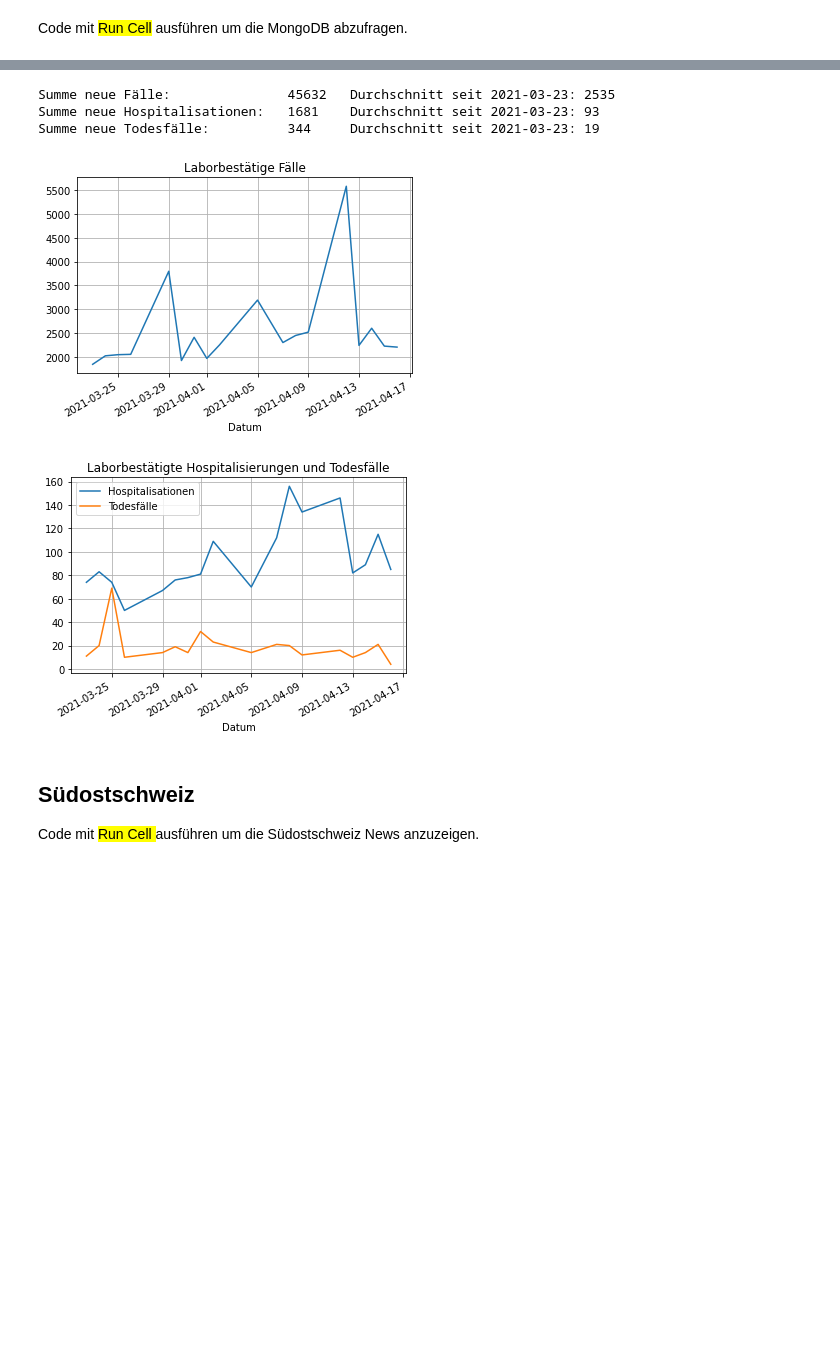
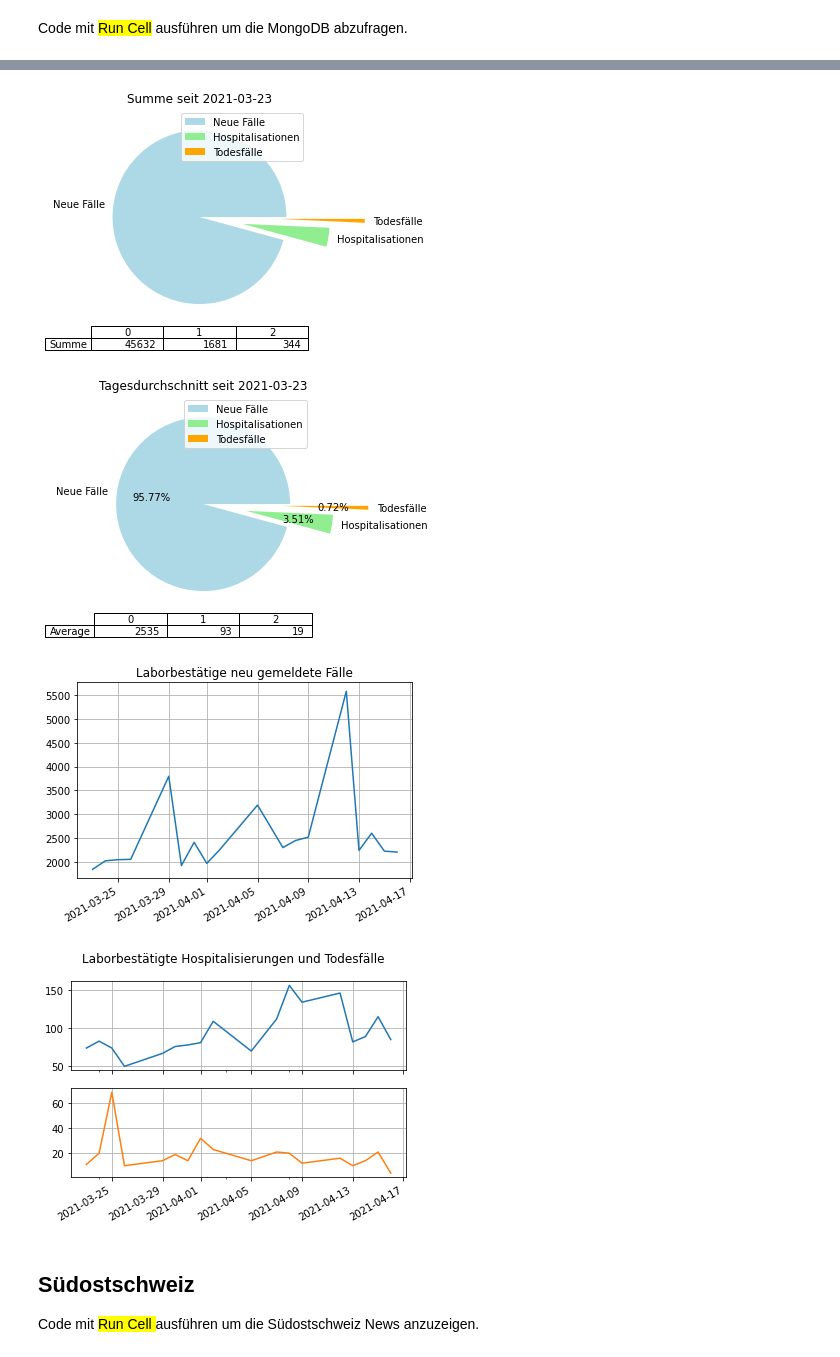
Before and after one commit to tinuwalther/Jupyter-Notebooks, a Jupyter notebook: python/News-Reader.ipynb, the cells around one changed output, grey strips where cells are left out. Drawn from its saved outputs; the diff is of its cells as text; code cells hidden in the pictures; blank space fills up the shorter version.

Commit message:
Add pie chart

```diff
--- a/python/News-Reader.ipynb
+++ b/python/News-Reader.ipynb
@@ -338,27 +301,46 @@ df.tail(5)
-# %%
-# Out charts
-import re
-df = pd.DataFrame(result)
-
-# Print data frame set as line chart
-df.plot.line(x="Datum", y=["Neue Fälle"], title="Laborbestätige Fälle", grid=True, legend=False)
-df.plot.line(x="Datum", y=["Hospitalisationen","Todesfälle"], title="Laborbestätigte Hospitalisierungen und Todesfälle", grid=True)
-
-count_of_datum = df.Datum.count()
-sum_of_new = df['Neue Fälle'].sum()
-first_value = str(re.findall('\d{4}\-\d{2}\-\d{2}', str(df.Datum.values[0]))[0])
-sum_of_new_hosp  = df['Hospitalisationen'].sum()
-sum_of_new_morte = df['Todesfälle'].sum()
-
-print('{0}Summe neue Fälle:\t\t{1}\tDurchschnitt seit {3}: {2}{4}'.format(colors.fg.green, str(sum_of_new), str(int(sum_of_new / count_of_datum)), first_value, colors.reset))
-print('{0}Summe neue Hospitalisationen:\t{1}\tDurchschnitt seit {3}: {2}{4}'.format(colors.fg.green, str(sum_of_new_hosp), str(int(sum_of_new_hosp / count_of_datum)), first_value, colors.reset))
-print('{0}Summe neue Todesfälle:\t\t{1}\tDurchschnitt seit {3}: {2}{4}'.format(colors.fg.green, str(sum_of_new_morte), str(int(sum_of_new_morte / count_of_datum)), first_value, colors.reset))
-# %% [output]
-Summe neue Fälle:               45632   Durchschnitt seit 2021-03-23: 2535
-Summe neue Hospitalisationen:   1681    Durchschnitt seit 2021-03-23: 93
-Summe neue Todesfälle:          344     Durchschnitt seit 2021-03-23: 19
-[figure, removed]
-[figure, removed]
+# %%
+# Out charts
+import re
+import matplotlib.pyplot as plt
+
+count_of_datum   = df.Datum.count()
+first_value      = str(re.findall('\d{4}\-\d{2}\-\d{2}', str(df.Datum.values[0]))[0])
+plot_colors=['lightblue', 'lightgreen','orange']
+
+sum_of_swiss_people = 8655118
+sum_of_new_cases = int(df['Neue Fälle'].sum())
+sum_of_new_hosp  = int(df['Hospitalisationen'].sum())
+sum_of_new_dead  = int(df['Todesfälle'].sum())
+sum_pie_dict = {
+    'Name'   :['Neue Fälle','Hospitalisationen','Todesfälle'],
+    'Summe'  :[sum_of_new_cases,sum_of_new_hosp,sum_of_new_dead]
+}
+sum_pie_df = pd.DataFrame(data=sum_pie_dict)
+sum_pie_explode=(0,0.5,0.9)
+sum_pie_df.plot.pie(title=f"Summe seit {first_value}", ylabel="", y='Summe', labels=sum_pie_dict['Name'], table=True, colors=plot_colors, explode=sum_pie_explode)
+
+avg_of_new_cases = int(sum_of_new / count_of_datum)
+avg_of_new_hosp  = int(sum_of_new_hosp / count_of_datum)
+avg_of_new_dead  = int(sum_of_new_dead / count_of_datum)
+avg_pie_dict = {
+    'Name'   :['Neue Fälle','Hospitalisationen','Todesfälle'],
+    'Average':[avg_of_new_cases,avg_of_new_hosp,avg_of_new_dead]
+}
+avg_pie_df = pd.DataFrame(data=avg_pie_dict)
+avg_pie_explode=(0,0.5,0.9)
+avg_pie_df.plot.pie(title=f"Tagesdurchschnitt seit {first_value}", ylabel="", y='Average', labels=avg_pie_dict['Name'], table=True, autopct='%1.2f%%', colors=plot_colors, explode=avg_pie_explode)
+
+df = pd.DataFrame(result)
+# Print data frame set as line chart
+df.plot.line(x="Datum", xlabel="", ylabel="", y=["Neue Fälle"], title="Laborbestätige neu gemeldete Fälle", grid=True, legend=False)
+df.plot.line(subplots=True, xlabel="", ylabel="", x="Datum", y=["Hospitalisationen","Todesfälle"], title="Laborbestätigte Hospitalisierungen und Todesfälle", grid=True, legend=False)
+
+print("")
+# %% [output]
+[figure, added]
+[figure, added]
+[figure, added]
+[figure, added]
 # %% [markdown]
 ## Südostschweiz
 Code  mit <mark> Run Cell </mark> ausführen um die Südostschweiz News anzuzeigen.
```
Also changed, not shown: parts of 3 cells of this notebook.
